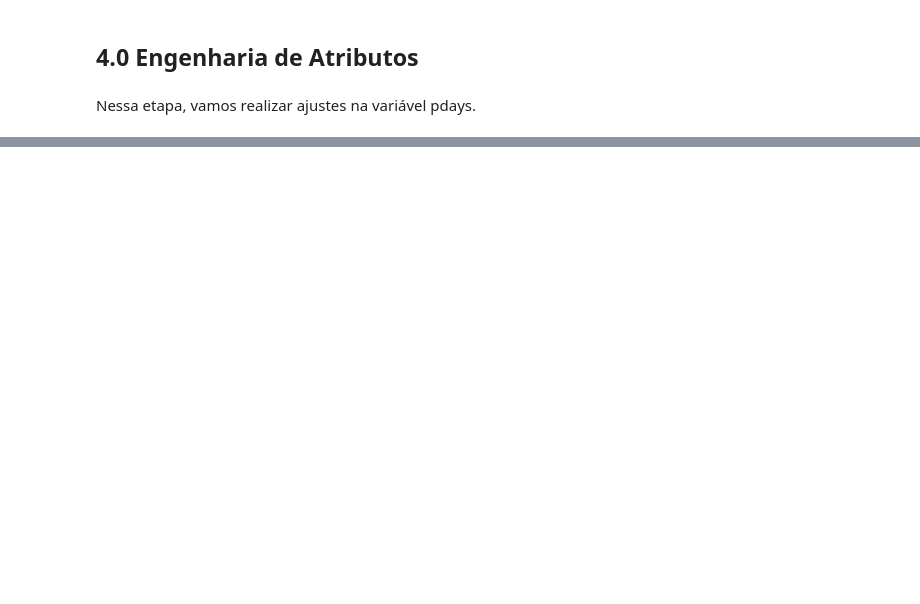
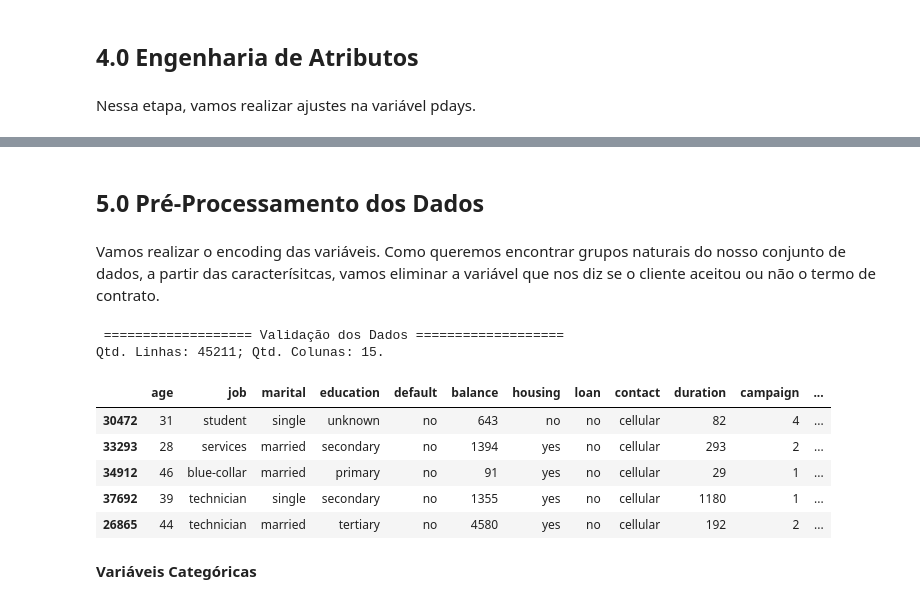
Before and after one commit to jefferson-datascience/PrevisaoAceitarContratoBanco, a Jupyter notebook: AnaliseAgrupamentos/AnaliseAgrupamentos.ipynb, the cells around one changed output, grey strips where cells are left out. Saved outputs shown, nothing was run; the diff lists cells and outputs as text; code cells hidden in the pictures; blank space fills up the shorter version.

Commit message:
Estruturacao dos dados realizados

```diff
--- a/AnaliseAgrupamentos/AnaliseAgrupamentos.ipynb
+++ b/AnaliseAgrupamentos/AnaliseAgrupamentos.ipynb
@@ -358,0 +345,24 @@ df3.sample(5)
+# %% [markdown]
+## 5.0 Pré-Processamento dos Dados
+# %% [markdown]
+Vamos realizar o encoding das variáveis. Como queremos encontrar grupos naturais do nosso conjunto de dados, a partir das caracterísitcas, vamos eliminar a variável que nos diz se o cliente aceitou ou não o termo de contrato.
+# %%
+# Cópia dos Dados
+df5 = df4.copy()
+
+# Validação dos Dados
+validacao(df5)
+
+# Amostra dos Dados
+df5.sample(5)
+# %% [output]
+ =================== Validação dos Dados ===================
+Qtd. Linhas: 45211; Qtd. Colunas: 15.
+|  | age | job | marital | education | default | balance | housing | loan | contact | duration | campaign | ... |
+| 30472 | 31 | student | single | unknown | no | 643 | no | no | cellular | 82 | 4 | ... |
+| 33293 | 28 | services | married | secondary | no | 1394 | yes | no | cellular | 293 | 2 | ... |
+| 34912 | 46 | blue-collar | married | primary | no | 91 | yes | no | cellular | 29 | 1 | ... |
+| 37692 | 39 | technician | single | secondary | no | 1355 | yes | no | cellular | 1180 | 1 | ... |
+| 26865 | 44 | technician | married | tertiary | no | 4580 | yes | no | cellular | 192 | 2 | ... |
+# %% [markdown]
+**Variáveis Categóricas**
```
Also changed, not shown: parts of 15 cells of this notebook.
